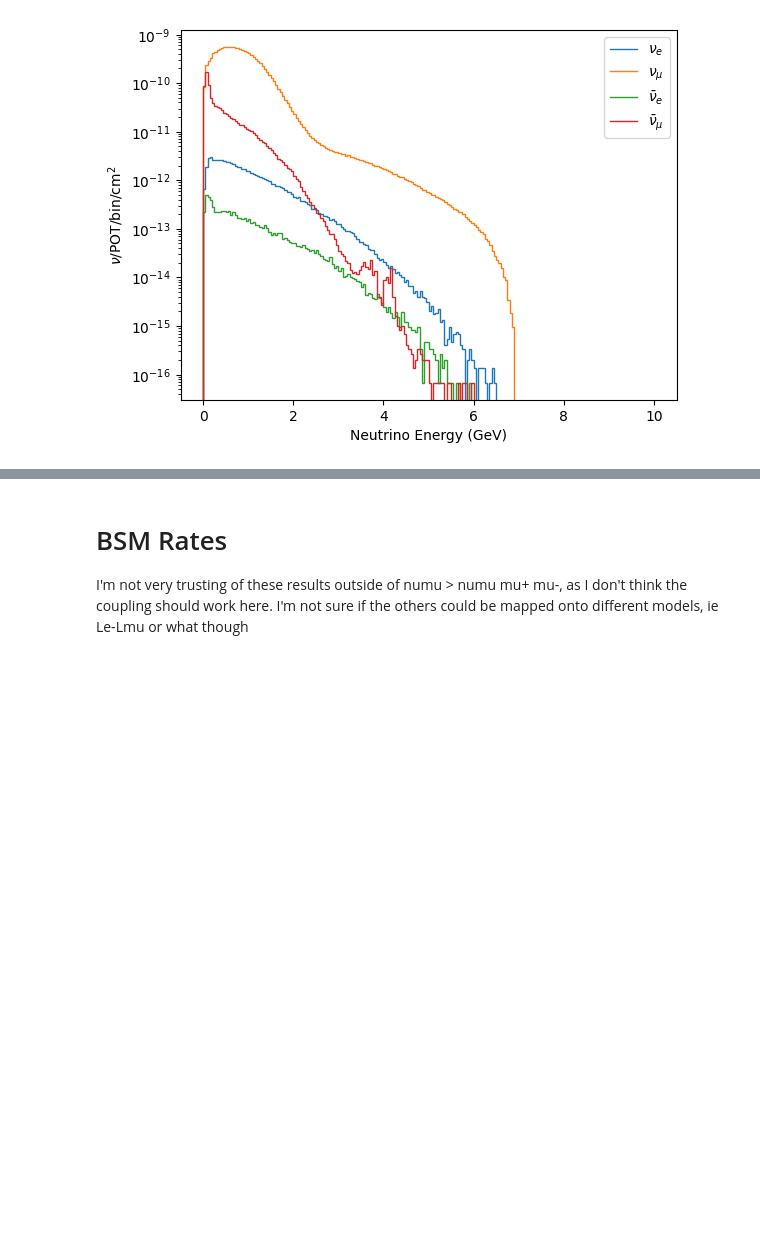
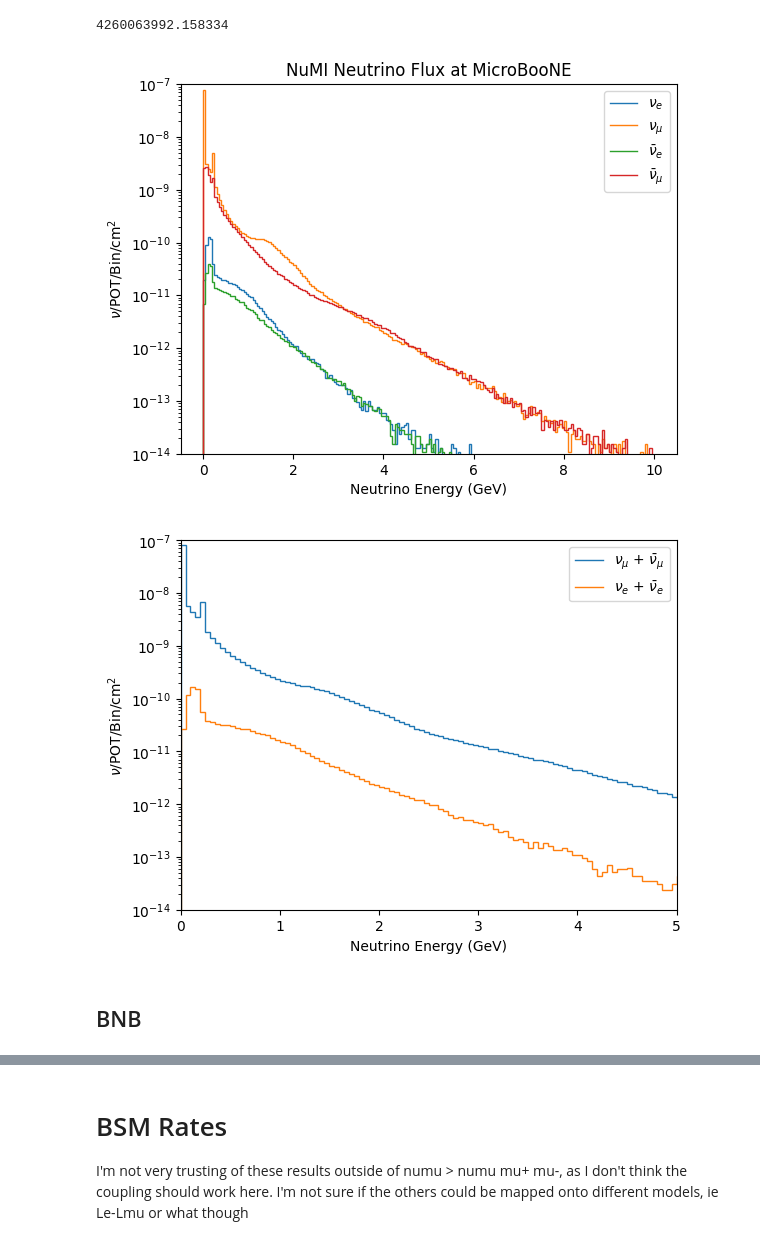
Before and after one commit to JoeBateman/uboone_epem_trident, a Jupyter notebook: cross_sections/rates_and_pot.ipynb, the cells around one changed output, grey strips where cells are left out. Drawn from its saved outputs; the diff is of its cells as text; code cells hidden in the pictures; blank space fills up the shorter version.

Commit message:
Handling/plotting NuMI and BNB fluxes/rates

```diff
--- a/cross_sections/rates_and_pot.ipynb
+++ b/cross_sections/rates_and_pot.ipynb
@@ -5,46 +9,102 @@ import uproot
+# %%
+4260063992.158334
+# %% [output]
+4260063992.158334
 # %%
 
 # From /pnfs/uboone/persistent/uboonebeam/bnb_gsimple/bnb_gsimple_fluxes_01.09.2019_463_hist/readme.txt:
 #
 #       To normalize to nu/POT/bin/cm2 apply the scale factor:
 #       scale_factor=1/(4997.*5e8)/(256.35*233.);
 
+beam = 'NuMI'
+
 barn = 1e-28 # m2
 fbarn = 1e-15*barn # m2
 fbarn = fbarn * 1e4 # cm2
 
 nu_flavour = 'numu' # PDG code for nu_mu
 
-# flux_file = uproot.open('/exp/uboone/app/users/jbateman/workdir/DarkNews/Trident/data/flux/bnb/MCC9_FluxHist_volTPCActive_wparent.root')
-flux_file = uproot.open('/exp/uboone/app/users/jbateman/workdir/DarkNews/Trident/data/flux/bnb/MCC9_FluxHist_volTPCActive_w2D_hists.root')
+#
 
-flux_dict = {}
+# if beam == 'BNB':
+#     flux_file = uproot.open('/exp/uboone/app/users/jbateman/workdir/DarkNews/Trident/data/flux/bnb/MCC9_FluxHist_volTPCActive_w2D_hists.root')
+
+# elif beam == 'NuMI':
+#     flux_file = uproot.open('/exp/uboone/app/users/jbateman/workdir/DarkNews/Trident/data/flux/numi/MCC9_FluxHist_volTPCActive_w2D_hists.root')
+# else:
+#     raise ValueError('Invalid beam specified')
+bnb_flux_dict = {}
+numi_flux_dict = {}
+
+for beam in ['BNB', 'NuMI']:
+    if beam == 'BNB':
+        flux_file = uproot.open('/exp/uboone/app/users/jbateman/workdir/DarkNews/Trident/data/flux/bnb/MCC9_FluxHist_volTPCActive_w2D_hists.root')
+
+    elif beam == 'NuMI':
+        flux_file = uproot.open('/exp/uboone/app/users/jbateman/workdir/DarkNews/Trident/data/flux/numi/MCC9_FluxHist_volTPCActive_w2D_hists.root')
+    else:
+        print('Invalid beam specified')
+        continue
+
+    flux_dict = {}
+    for flavour in ['nue', 'numu', 'nuebar', 'numubar']:
+        hist = flux_file[f'hE{flavour}_cv']
+        values = hist.values() # units: nu/POT/bin/cm2
+
+        flux_dict[flavour] = values
+        edges = hist.axis().edges()
+    flux_dict['bins'] = edges
+
+    if beam == 'BNB':
+        bnb_flux_dict = flux_dict
+    elif beam == 'NuMI':
+        numi_flux_dict = flux_dict
+
 
 name_dict = {
     'nue': r'$\nu_e$',
     'numu': r'$\nu_\mu$',
     'nuebar': r'$\bar{\nu}_e$',
     'numubar': r'$\bar{\nu}_\mu$'
 }
 
+if beam == 'BNB':
+    flux_dict = bnb_flux_dict
+elif beam == 'NuMI':
+    flux_dict = numi_flux_dict
+
 for flavour in ['nue', 'numu', 'nuebar', 'numubar']:
-    hist = flux_file[f'hE{flavour}_cv']
-
-    # Normalisation scale factor
-    sf = 1/(4997.*5e8)/(256.35*233.)
-    values = hist.values() # *  sf  # units: nu/POT/bin/cm2
-    flux_dict[flavour] = values
-    edges = hist.axis().edges()
+    values = flux_dict[flavour]  # units: nu/POT/bin/cm2
+    edges = flux_dict['bins']
     plt.stairs(values, edges, label=name_dict[flavour])
 
+
+plt.legend()
+plt.yscale('log')
+plt.ylim(1e-14, 1e-7)
+plt.xlabel('Neutrino Energy (GeV)')
+plt.ylabel(r'$\nu$/POT/Bin/cm$^{2}$')
+plt.title(f'{beam} Neutrino Flux at MicroBooNE')
+plt.show()
+
 flux_dict['bins'] = edges
+plt.stairs(flux_dict['numu'] + flux_dict['numubar'], edges, label=name_dict['numu'] + ' + ' + name_dict['numubar'])
+plt.stairs(flux_dict['nue'] + flux_dict['nuebar'], edges, label=name_dict['nue'] + ' + ' + name_dict['nuebar'])
+
+
 plt.legend()
 plt.yscale('log')
 plt.xlabel('Neutrino Energy (GeV)')
-plt.ylabel(r'$\nu$/POT/bin/cm$^{2}$')
+plt.ylabel(r'$\nu$/POT/Bin/cm$^{2}$')
+plt.ylim(1e-14, 1e-7)
+plt.xlim(0, 5)
 plt.show()
 # %% [output]
-[figure, old version]
+[figure, new version]
+[figure, added]
+# %% [markdown]
+## BNB
 # %%
 cross_section_dict = {
     'nue > nue e+ e-': [0.00194201, 4.14222e-06],  # fbarn
```
Also changed, not shown: parts of 13 cells of this notebook.
